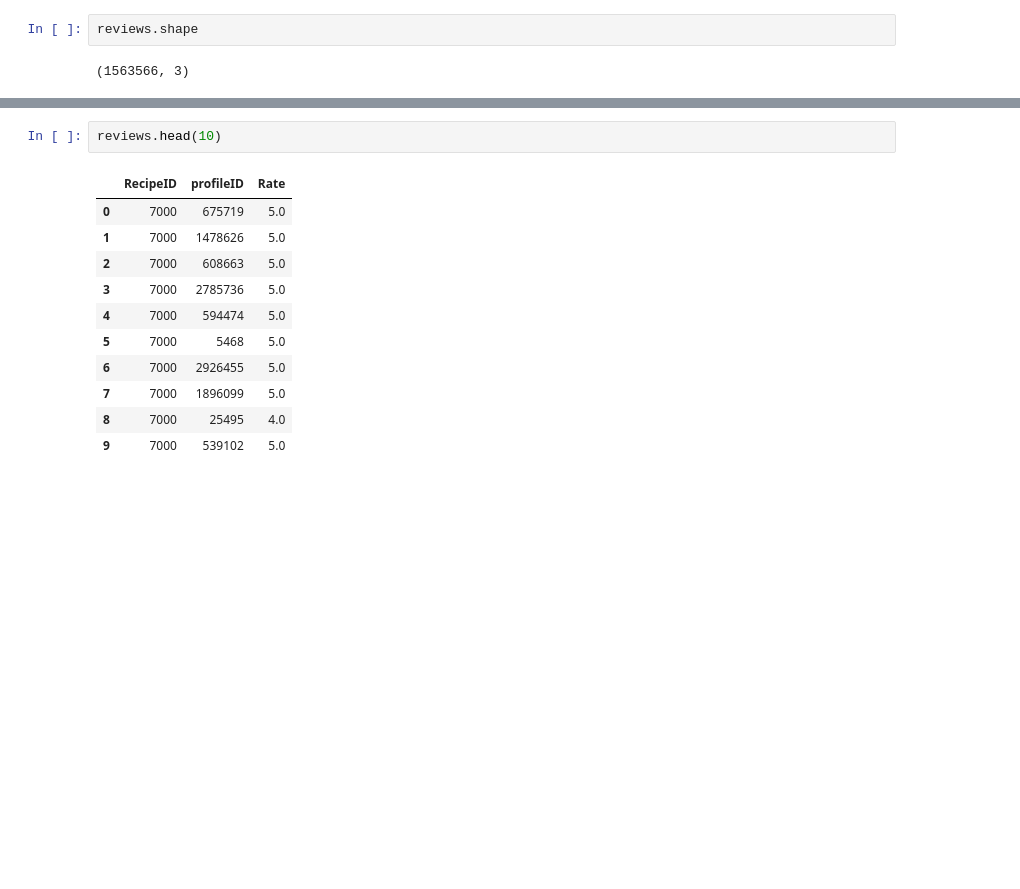
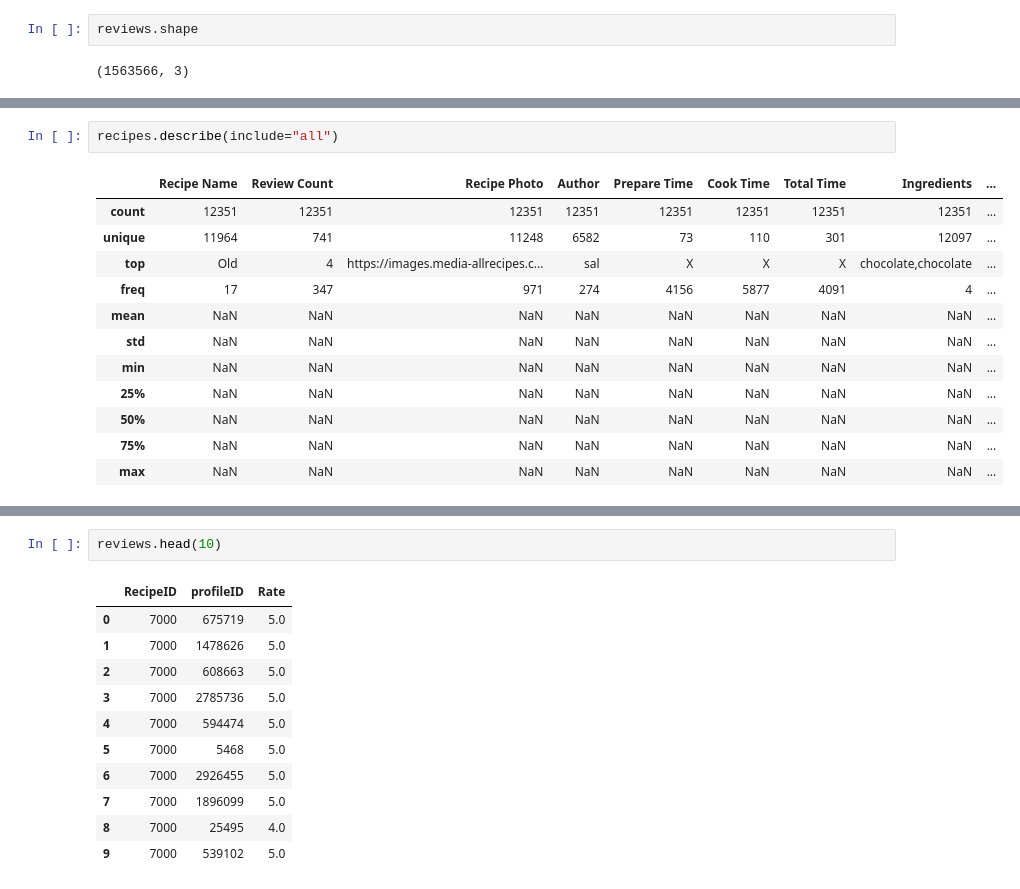
Before and after one commit to imuyip/Recipe-maker, a Jupyter notebook: Part1.ipynb, the cells around one changed output, grey strips where cells are left out. Drawn from its saved outputs; the diff is of its cells as text; blank space fills up the shorter version.

```diff
--- a/Part1.ipynb
+++ b/Part1.ipynb
@@ -74,0 +217,15 @@ recipes.head(10)
+# %%
+recipes.describe(include="all")
+# %% [output]
+|  | Recipe Name | Review Count | Recipe Photo | Author | Prepare Time | Cook Time | Total Time | Ingredients | ... |
+| count | 12351 | 12351 | 12351 | 12351 | 12351 | 12351 | 12351 | 12351 | ... |
+| unique | 11964 | 741 | 11248 | 6582 | 73 | 110 | 301 | 12097 | ... |
+| top | Old | 4 | https://images.media-allrecipes.c... | sal | X | X | X | chocolate,chocolate | ... |
+| freq | 17 | 347 | 971 | 274 | 4156 | 5877 | 4091 | 4 | ... |
+| mean | NaN | NaN | NaN | NaN | NaN | NaN | NaN | NaN | ... |
+| std | NaN | NaN | NaN | NaN | NaN | NaN | NaN | NaN | ... |
+| min | NaN | NaN | NaN | NaN | NaN | NaN | NaN | NaN | ... |
+| 25% | NaN | NaN | NaN | NaN | NaN | NaN | NaN | NaN | ... |
+| 50% | NaN | NaN | NaN | NaN | NaN | NaN | NaN | NaN | ... |
+| 75% | NaN | NaN | NaN | NaN | NaN | NaN | NaN | NaN | ... |
+| max | NaN | NaN | NaN | NaN | NaN | NaN | NaN | NaN | ... |
```
Also changed, not shown: parts of 27 cells of this notebook, 1 other file.
